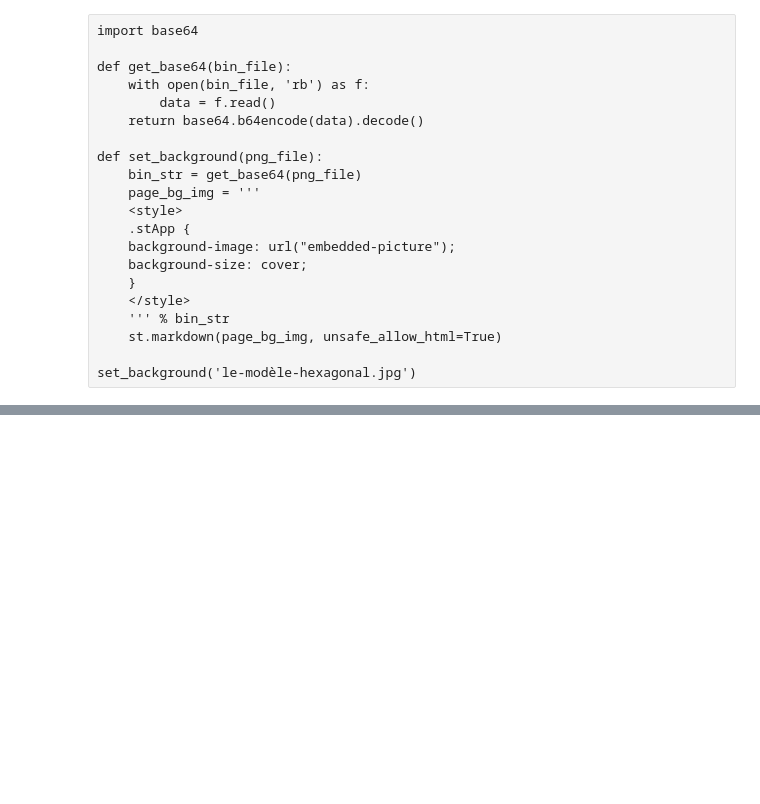
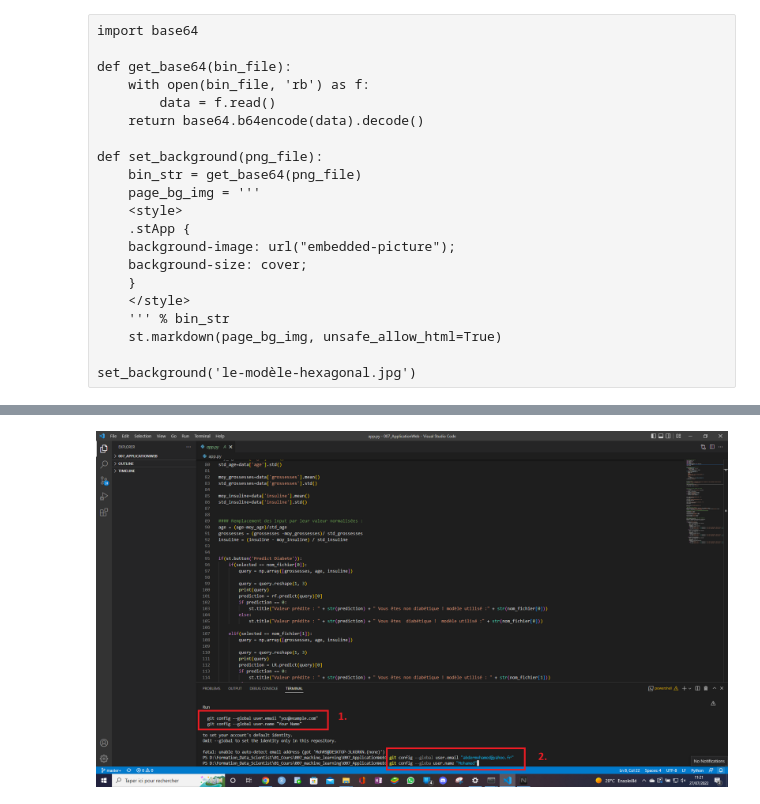
Before and after one commit to Mohr9/webapp, a Jupyter notebook: 001_Guide_Creation_appweb.ipynb, the cells around one changed output, grey strips where cells are left out. Drawn from its saved outputs; the diff is of its cells as text; code cells hidden in the pictures; blank space fills up the shorter version.

```diff
--- a/001_Guide_Creation_appweb.ipynb
+++ b/001_Guide_Creation_appweb.ipynb
@@ -217,0 +219,4 @@ D'après l'encadré, on va taper :
+# %%
+img("config_git.png")
+# %% [output]
+[figure, added]
```
Also changed, not shown: parts of 27 cells of this notebook, 2 other files.
